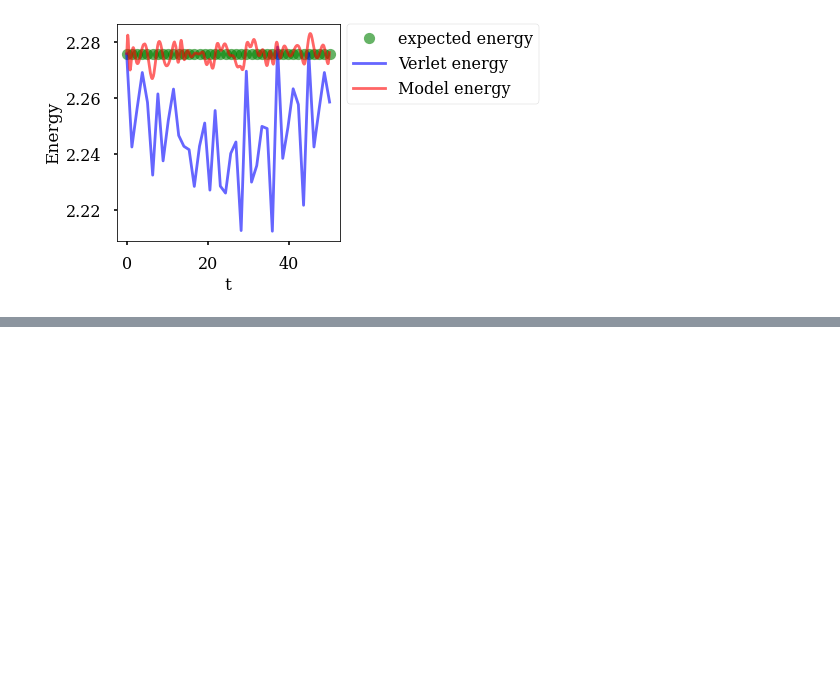
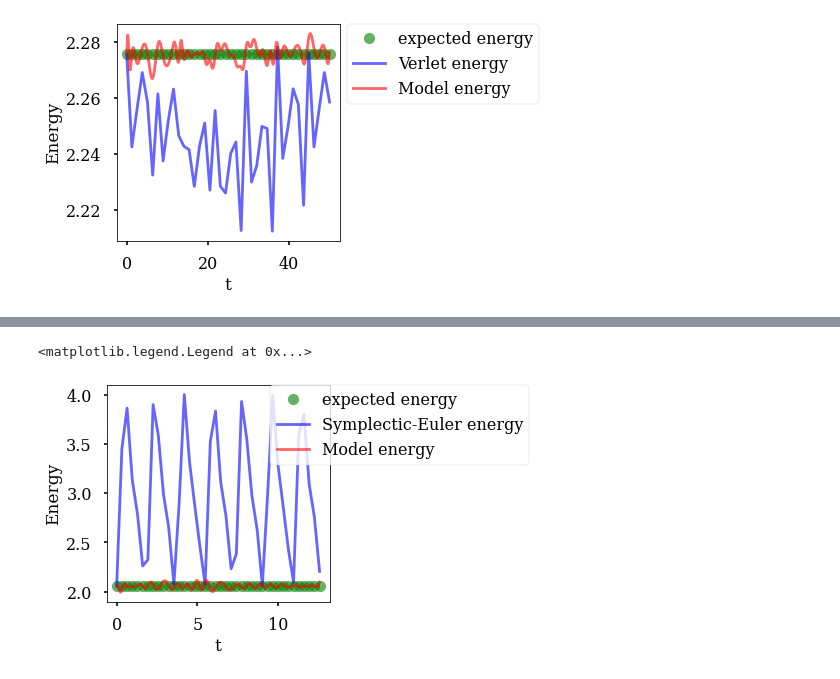
Before and after one commit to tayfununal/solving_hamiltonian_with_deeplearning, a Jupyter notebook: stage.ipynb, the cells around one changed output, grey strips where cells are left out. Saved outputs shown, nothing was run; the diff lists cells and outputs as text; code cells hidden in the pictures; blank space fills up the shorter version.

```diff
--- a/stage.ipynb
+++ b/stage.ipynb
@@ -187,0 +281,16 @@ plt.legend(loc='upper right', bbox_to_anchor=(1.93, 1.036))
+# %%
+plt.figure(figsize = (4, 4))
+plt.xlabel('t', fontsize=17)
+plt.ylabel('Energy', fontsize=17)
+
+non_energy = [non_os_model.H(non_os_T, non_os_V, 1.3, 1.0) for i in np.linspace(0., 4 * np.pi, 40)]
+non_symplectic_euler = non_os_model.H(non_os_T, non_os_V, non_os_model.z[:,0], non_os_model.z[:,1])
+non_energy_new = non_os_model.H(non_os_T, non_os_V, non_os_prediction_energy[:,0], non_os_prediction_energy[:,1])
+
+plt.plot(np.linspace(0., 4 * np.pi, 40), non_energy, 'o', c='green', alpha=0.6, label='expected energy')
+plt.plot(non_os_model.t, non_symplectic_euler, alpha=0.6, c="blue",label='Symplectic-Euler energy')
+plt.plot(non_os_test_t, non_energy_new, alpha=0.6, c="red", label='Model energy')
+plt.legend(loc='upper right', bbox_to_anchor=(2.22, 1.036))
+# %% [output]
+<matplotlib.legend.Legend at 0x...>
+[figure, added]
```
Also changed, not shown: parts of 14 cells of this notebook.
